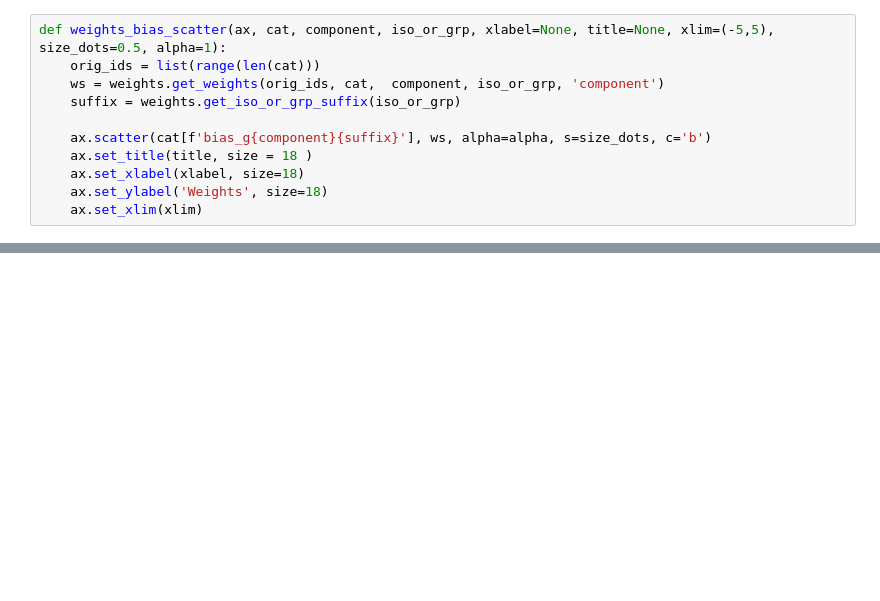
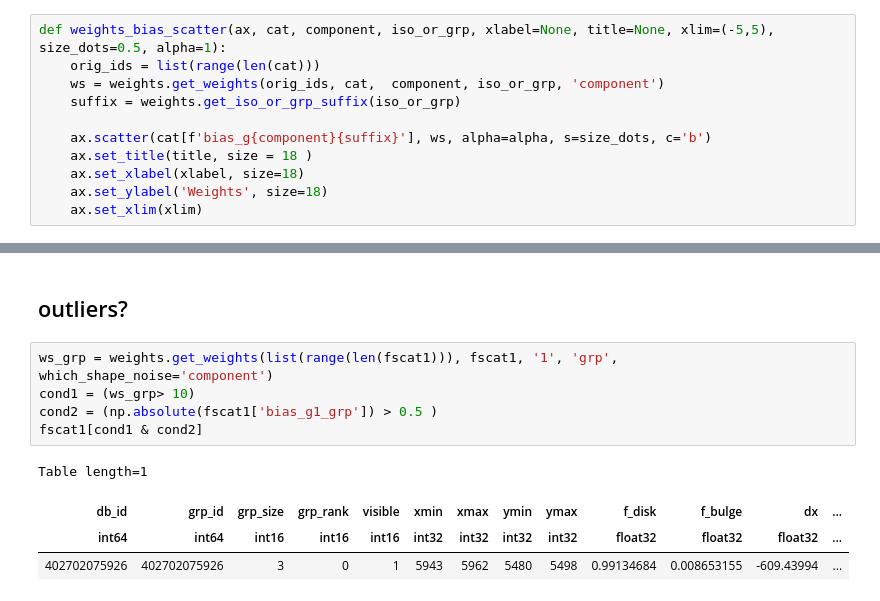
Before and after one commit to ismael-mendoza/wld_code, a Jupyter notebook: notebooks/reflect2.ipynb, the cells around one changed output, grey strips where cells are left out. Saved outputs shown, nothing was run; the diff lists cells and outputs as text; blank space fills up the shorter version.

```diff
--- a/notebooks/reflect2.ipynb
+++ b/notebooks/reflect2.ipynb
@@ -183,0 +148,12 @@ weights_bias_scatter(axes[3], fscat2, '1', 'grp', xlim=[-8,8], size_dots=3, alph
+# %% [markdown]
+## outliers?
+# %%
+ws_grp = weights.get_weights(list(range(len(fscat1))), fscat1, '1', 'grp', which_shape_noise='component')
+cond1 = (ws_grp> 10)
+cond2 = (np.absolute(fscat1['bias_g1_grp']) > 0.5 )
+fscat1[cond1 & cond2]
+# %% [output]
+Table length=1
+| db_id | grp_id | grp_size | grp_rank | visible | xmin | xmax | ymin | ymax | f_disk | f_bulge | dx | ... |
+| int64 | int64 | int16 | int16 | int16 | int32 | int32 | int32 | int32 | float32 | float32 | float32 | ... |
+| 402702075926 | 402702075926 | 3 | 0 | 1 | 5943 | 5962 | 5480 | 5498 | 0.99134684 | 0.008653155 | -609.43994 | ... |
```
Also changed, not shown: parts of 31 cells of this notebook, 2 other files.
